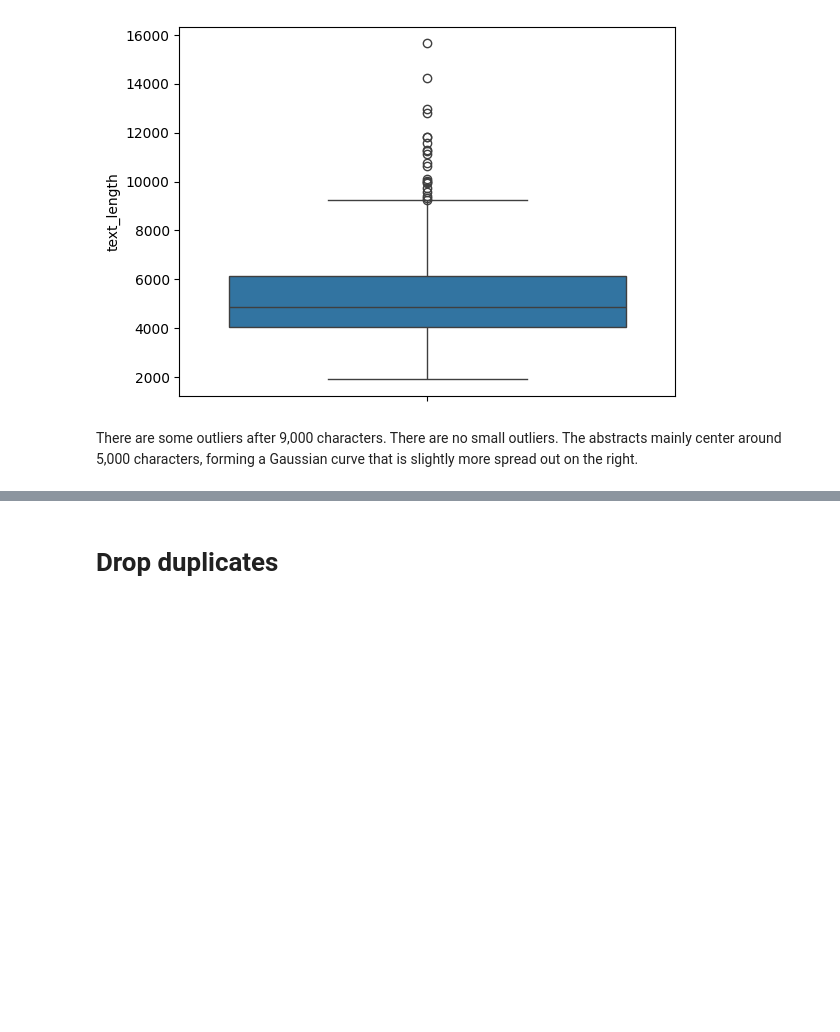
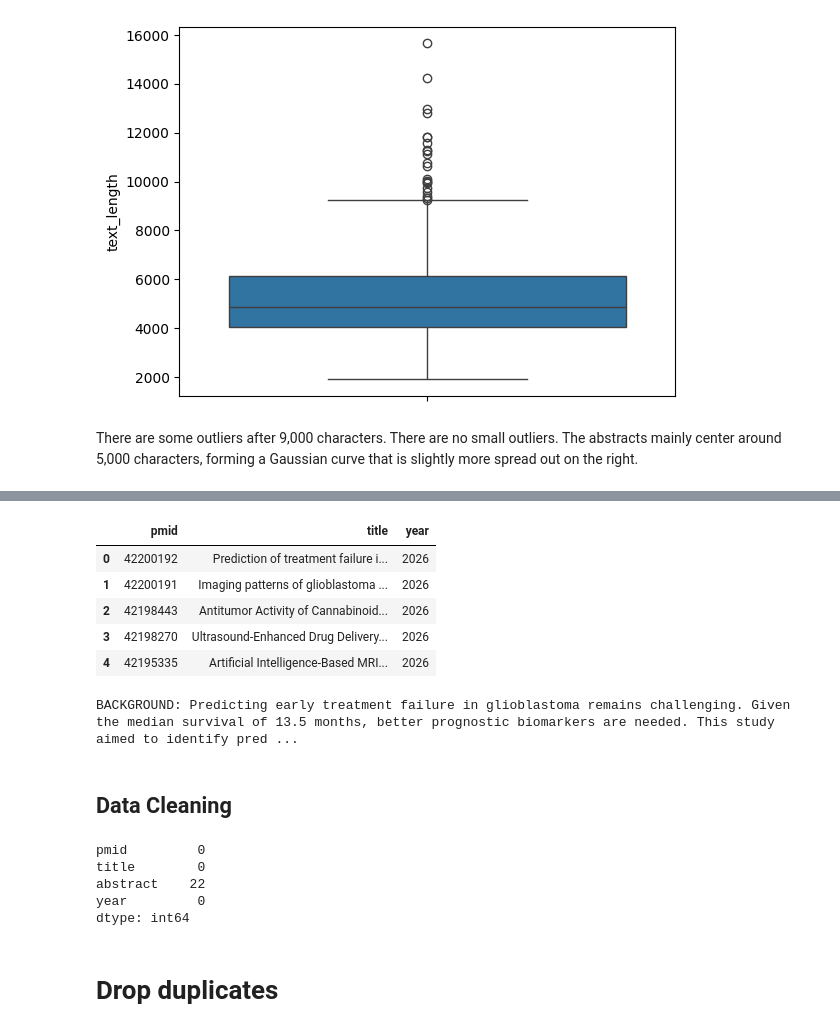
Before and after one commit to Jeremy-Duval-PhD/Medical_assistant, a Jupyter notebook: notebooks/02_eda.ipynb, the cells around one changed output, grey strips where cells are left out. Saved outputs shown, nothing was run; the diff lists cells and outputs as text; code cells hidden in the pictures; blank space fills up the shorter version.

```diff
--- a/notebooks/02_eda.ipynb
+++ b/notebooks/02_eda.ipynb
@@ -155,0 +158,3 @@ There are some outliers after 9,000 characters. There are no small outliers. The
+# %%
+df = get_documents_df()
+df.head()
@@ -155,0 +212,31 @@ There are some outliers after 9,000 characters. There are no small outliers. The
+# %%
+df["pmid"] = df["raw_text"].apply(extract_pmid)
+
+df["title"] = df["raw_text"].apply(extract_title)
+
+df["abstract"] = df["raw_text"].apply(extract_abstract)
+
+df["year"] = df["raw_text"].apply(extract_year)
+# %%
+df[["pmid", "title", "year"]].head()
+# %% [output]
+|  | pmid | title | year |
+| 0 | 42200192 | Prediction of treatment failure i... | 2026 |
+| 1 | 42200191 | Imaging patterns of glioblastoma ... | 2026 |
+| 2 | 42198443 | Antitumor Activity of Cannabinoid... | 2026 |
+| 3 | 42198270 | Ultrasound-Enhanced Drug Delivery... | 2026 |
+| 4 | 42195335 | Artificial Intelligence-Based MRI... | 2026 |
+# %%
+print(df.iloc[0]["abstract"])
+# %% [output]
+BACKGROUND: Predicting early treatment failure in glioblastoma remains challenging. Given the median survival of 13.5 months, better prognostic biomarkers are needed. This study aimed to identify pred ...
+# %% [markdown]
+## Data Cleaning
+# %%
+df[["pmid", "title", "abstract", "year"]].isna().sum()
+# %% [output]
+pmid         0
+title        0
+abstract    22
+year         0
+dtype: int64
```
Also changed, not shown: parts of 12 cells of this notebook.
